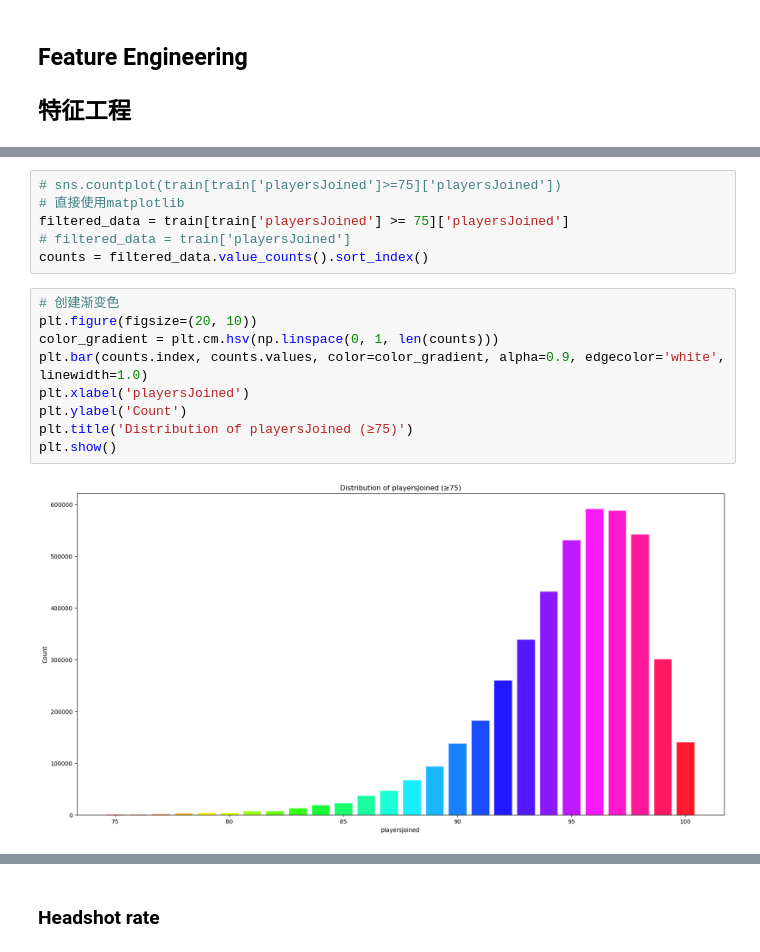
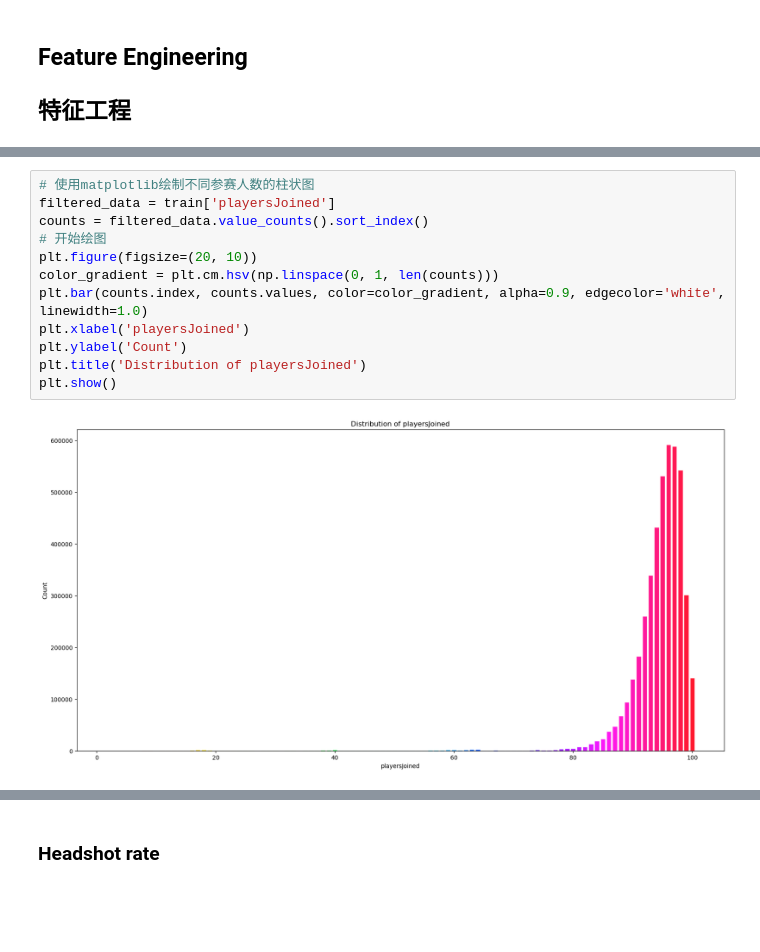
Before and after one commit to zhangkuntony/PUBG, a Jupyter notebook: Example.ipynb, the cells around one changed output, grey strips where cells are left out. Drawn from its saved outputs; the diff is of its cells as text; blank space fills up the shorter version.

```diff
--- a/Example.ipynb
+++ b/Example.ipynb
@@ -160,18 +103,15 @@ train.head()
 # %%
-# sns.countplot(train[train['playersJoined']>=75]['playersJoined'])
-# 直接使用matplotlib
-filtered_data = train[train['playersJoined'] >= 75]['playersJoined']
-# filtered_data = train['playersJoined']
+# 使用matplotlib绘制不同参赛人数的柱状图
+filtered_data = train['playersJoined']
 counts = filtered_data.value_counts().sort_index()
+# 开始绘图
+plt.figure(figsize=(20, 10))
+color_gradient = plt.cm.hsv(np.linspace(0, 1, len(counts)))
+plt.bar(counts.index, counts.values, color=color_gradient, alpha=0.9, edgecolor='white', linewidth=1.0)
+plt.xlabel('playersJoined')
+plt.ylabel('Count')
+plt.title('Distribution of playersJoined')
+plt.show()
+# %% [output]
+[figure, added]
-# %%
-# 创建渐变色
-plt.figure(figsize=(20, 10))
-color_gradient = plt.cm.hsv(np.linspace(0, 1, len(counts)))
-plt.bar(counts.index, counts.values, color=color_gradient, alpha=0.9, edgecolor='white', linewidth=1.0)
-plt.xlabel('playersJoined')
-plt.ylabel('Count')
-plt.title('Distribution of playersJoined (≥75)')
-plt.show()
-# %% [output]
-[figure, removed]
 # %%
```
Also changed, not shown: parts of 25 cells of this notebook.
